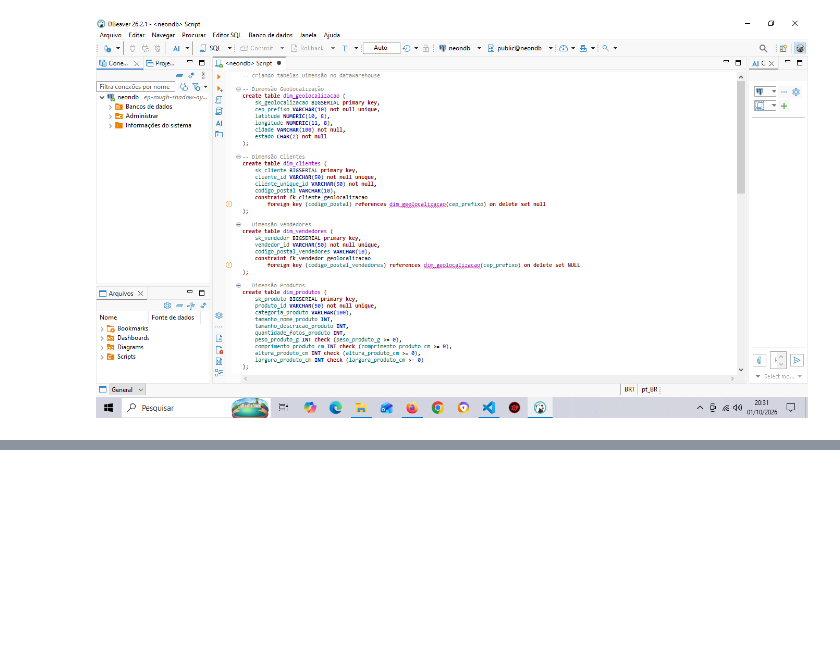
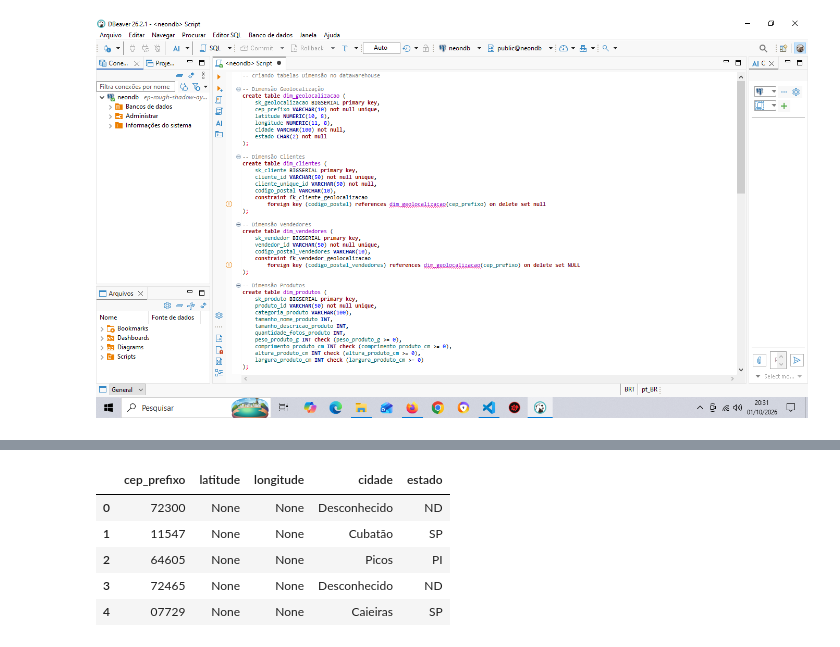
Before and after one commit to Andrey-Silva-Data/end-to-end-ecommerce-olist, a Jupyter notebook: ecommerce.ipynb, the cells around one changed output, grey strips where cells are left out. Cells and saved outputs as stored; diff of their text form; code cells hidden in the pictures; blank space fills up the shorter version.

```diff
--- a/ecommerce.ipynb
+++ b/ecommerce.ipynb
@@ -1159,0 +1271,40 @@ avaliacoes_enriquecido['sk_data_resposta'] = (
+# %%
+# Iteracao sobre cada prefixo ausente
+for i, cep in enumerate(ceps_ausentes, start=1):
+    # O ViaCEP exige 8 dígitos. Completamos com '000' para buscar o CEP base da região/rua
+    cep_busca = f"{cep}000"
+    url = f"https://viacep.com.br/ws/{cep_busca}/json/"
+
+    cidade = "Desconhecido"
+    estado = "ND"
+
+    try:
+        response = requests.get(url, timeout=3)
+        if response.status_code == 200:
+            dados = response.json()
+            # Se a API encontrar o CEP completo ou a faixa genérica da cidade
+            if "erro" not in dados:
+                cidade = dados.get("localidade", "Desconhecido")
+                estado = dados.get("uf", "ND")
+    except Exception:
+        pass  # Em caso de falha de conexão ou timeout, mantém os valores padrão
+
+    novos_registros.append(
+        {
+            "cep_prefixo": cep,
+            "latitude": None,
+            "longitude": None,
+            "cidade": cidade,
+            "estado": estado,
+        }
+    )
+
+    # Exibe progresso a cada 20 requisições para acompanhar a execução
+    if i % 20 == 0 or i == len(ceps_ausentes):
+        print(f"Processados {i}/{len(ceps_ausentes)} CEPs...")
+
+    # Pausa leve de 0.05s para respeitar os limites de taxa da API pública
+    time.sleep(0.05)
+
+# 3. Converte os dados buscados em DataFrame
+df_novos_ceps = pd.DataFrame(novos_registros)
@@ -1159,0 +1320,9 @@ avaliacoes_enriquecido['sk_data_resposta'] = (
+# %%
+df_novos_ceps.head()
+# %% [output]
+|  | cep_prefixo | latitude | longitude | cidade | estado |
+| 0 | 72300 | None | None | Desconhecido | ND |
+| 1 | 11547 | None | None | Cubatão | SP |
+| 2 | 64605 | None | None | Picos | PI |
+| 3 | 72465 | None | None | Desconhecido | ND |
+| 4 | 07729 | None | None | Caieiras | SP |
```
Also changed, not shown: parts of 107 cells of this notebook.
